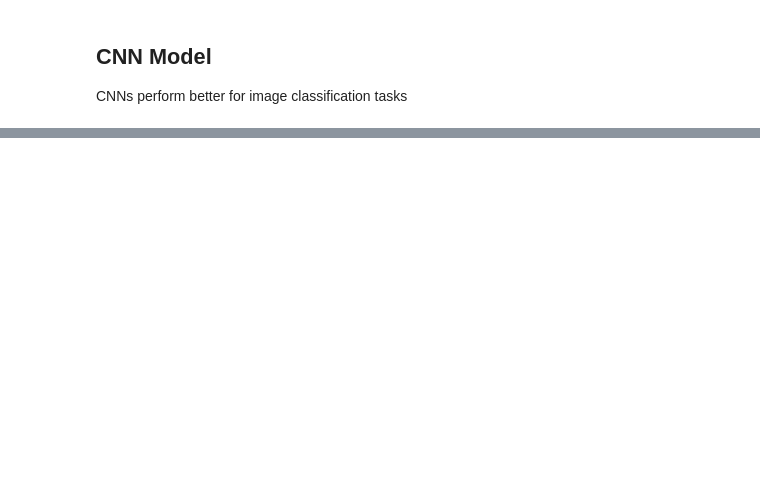
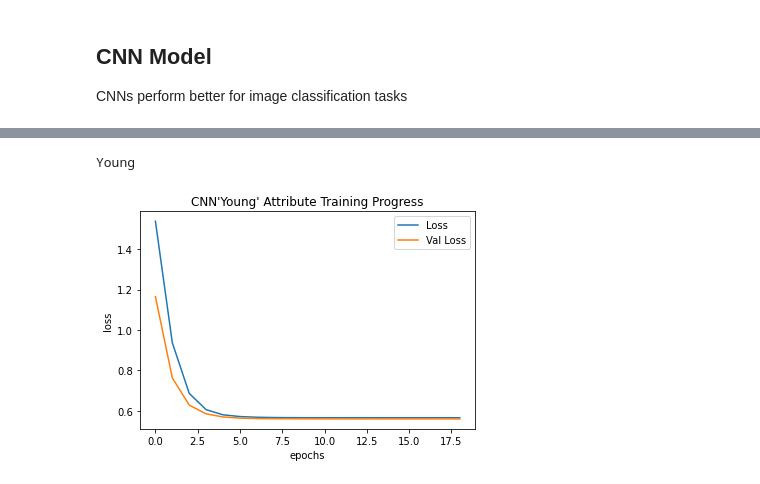
Before and after one commit to EMAT31530/ai-group-project-summer-assessment-oscar, a Jupyter notebook: Intro_AI_Summer_Project_Oscar_Evans_1806113.ipynb, the cells around one changed output, grey strips where cells are left out. Saved outputs shown, nothing was run; the diff lists cells and outputs as text; code cells hidden in the pictures; blank space fills up the shorter version.

Commit message:
CNN Binary Classifier

```diff
--- a/Intro_AI_Summer_Project_Oscar_Evans_1806113.ipynb
+++ b/Intro_AI_Summer_Project_Oscar_Evans_1806113.ipynb
@@ -343,0 +357,3 @@ CNNs perform better for image classification tasks
+# %%
+train_x, test_x, train_y, test_y = train_test_split(images_np.reshape(len(images_np),IMAGE_HEIGHT,IMAGE_WIDTH,1), labels_np, test_size=0.3)
+print(train_x.shape)
@@ -344,23 +429,18 @@ CNNs perform better for image classification tasks
 # %%
-# def overfit_loss(t_loss, v_loss):
-#   loss_np=np.array(t_loss)
-#   val_loss_np=np.array(v_loss)
-#   intersect_ind=np.argmin(abs(loss_np-val_loss_np))
-#   min_loss=(loss_np+val_loss_np)[intersect_ind]/2
-#   return min_loss
+attr_min_losses={}
+for attr in range(0,40):
+  attribute_ind = attr
+  attribute=labels.columns[attribute_ind]
+  model=CNN_model
 
-# attr_min_losses={}
-# for attr in range(0,40):
-#   attribute_ind = attr
-#   attribute=labels.columns[attribute_ind]
-#   model=flat_img_model
+  print('CNN Binary Classifier for:', attribute)
 
-#   print('Binary Classifier for:', ATTRIBUTE)
+  callback = tf.keras.callbacks.EarlyStopping(monitor='val_loss', patience=3)
+  CNN_history=model.fit(train_x,train_y[:,attribute_ind], epochs=30,
+                        validation_split=0.3, shuffle=True, callbacks=[callback])
 
-#   history=model.fit(train_x, train_y[:,attribute_ind], epochs=30, validation_split=0.3, shuffle=True)
+  min_loss=min(CNN_history.history['val_loss'])
 
-#   min_loss=overfit_loss(history.history['loss'], history.history['val_loss'])
-
-#   print("Estimated training-validation loss intersection:", min_loss)
-#   attr_min_losses[attribute]=min_loss
+  print("Estimated training-validation loss intersection:", min_loss)
+  attr_min_losses[attribute]=min_loss
 # %% [output]
@@ -384 +464,14 @@ Estimated training-validation loss intersection: 0.5452198088169098
+# %%
+print(attribute)
+
+plt.plot(CNN_history.history['loss'], label="Loss")
+plt.plot(CNN_history.history['val_loss'], label="Val Loss")
+plt.xlabel('epochs')
+plt.ylabel('loss')
+plt.title("CNN'"+attribute+"' Attribute Training Progress")
+plt.legend()
+plt.show()
+# %% [output]
+Young
+[figure, added]
 # %%
```
Also changed, not shown: parts of 15 cells of this notebook, 4 other files.
